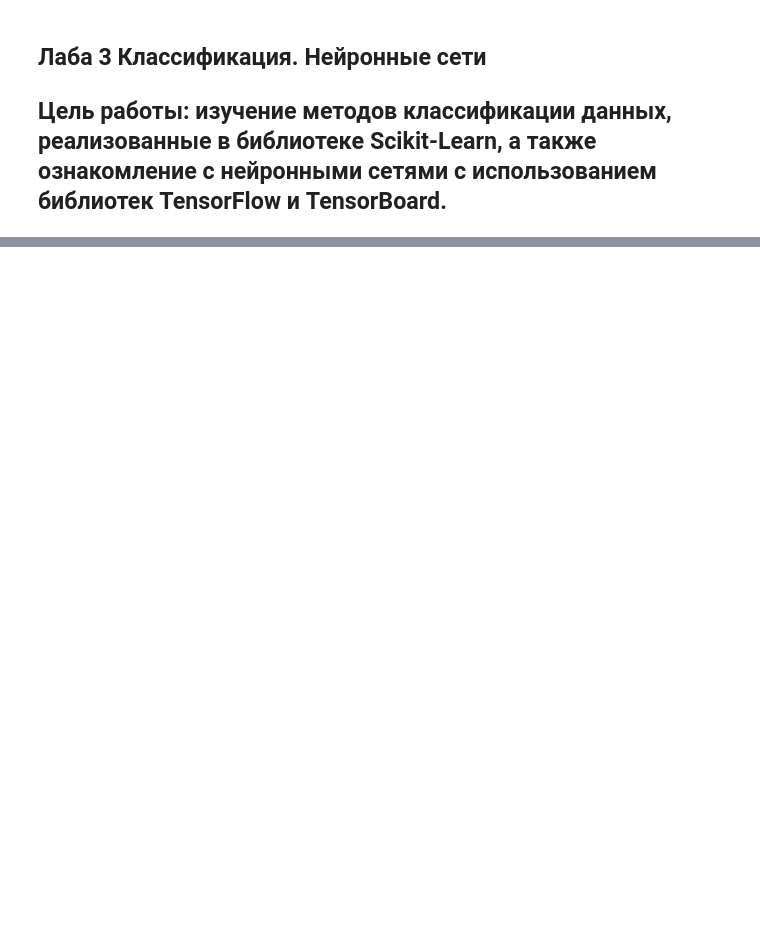
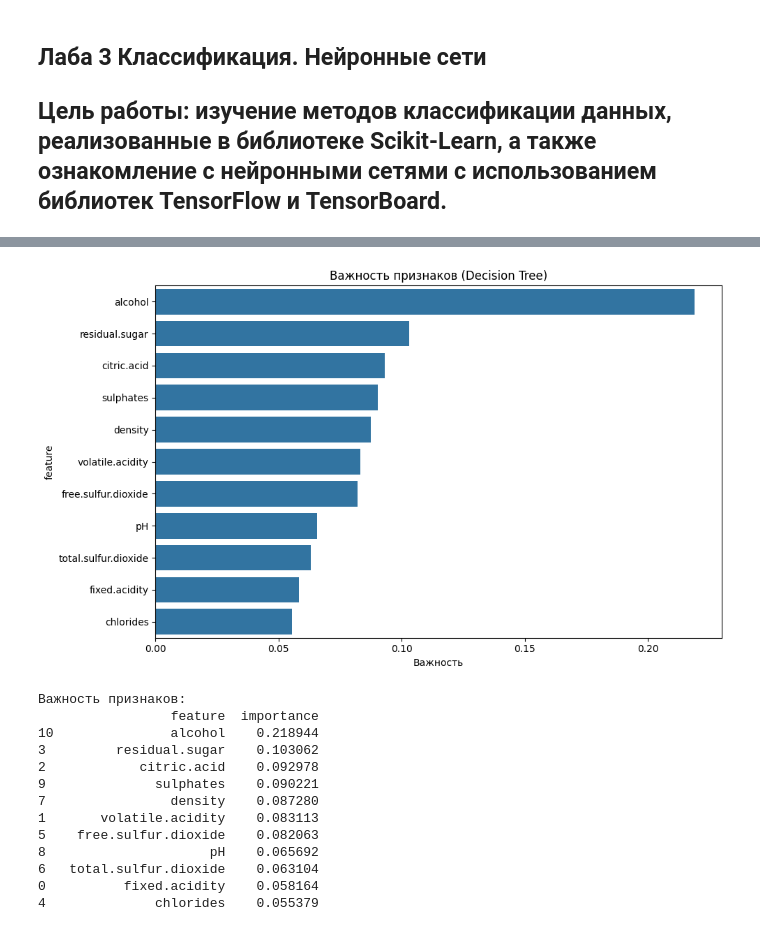
Before and after one commit to batalovM/laba1ML, a Jupyter notebook: 3laba.ipynb, the cells around one changed output, grey strips where cells are left out. Saved outputs shown, nothing was run; the diff lists cells and outputs as text; code cells hidden in the pictures; blank space fills up the shorter version.

```diff
--- a/3laba.ipynb
+++ b/3laba.ipynb
@@ -33,0 +342,34 @@ X_test_scaled = scaler.transform(X_test)
+# %%
+# Анализ важности признаков с помощью дерева решений
+dt_model = DecisionTreeClassifier(random_state=42)
+dt_model.fit(X_train_scaled, y_train_binary)
+
+feature_importance = pd.DataFrame({
+    'feature': X.columns,
+    'importance': dt_model.feature_importances_
+}).sort_values('importance', ascending=False)
+
+plt.figure(figsize=(10, 6))
+sns.barplot(data=feature_importance, x='importance', y='feature')
+plt.title('Важность признаков (Decision Tree)')
+plt.xlabel('Важность')
+plt.tight_layout()
+plt.show()
+
+print("Важность признаков:")
+print(feature_importance)
+# %% [output]
+[figure, added]
+Важность признаков:
+                 feature  importance
+10               alcohol    0.218944
+3         residual.sugar    0.103062
+2            citric.acid    0.092978
+9              sulphates    0.090221
+7                density    0.087280
+1       volatile.acidity    0.083113
+5    free.sulfur.dioxide    0.082063
+8                     pH    0.065692
+6   total.sulfur.dioxide    0.063104
+0          fixed.acidity    0.058164
+4              chlorides    0.055379
```
Also changed, not shown: parts of 14 cells of this notebook.
